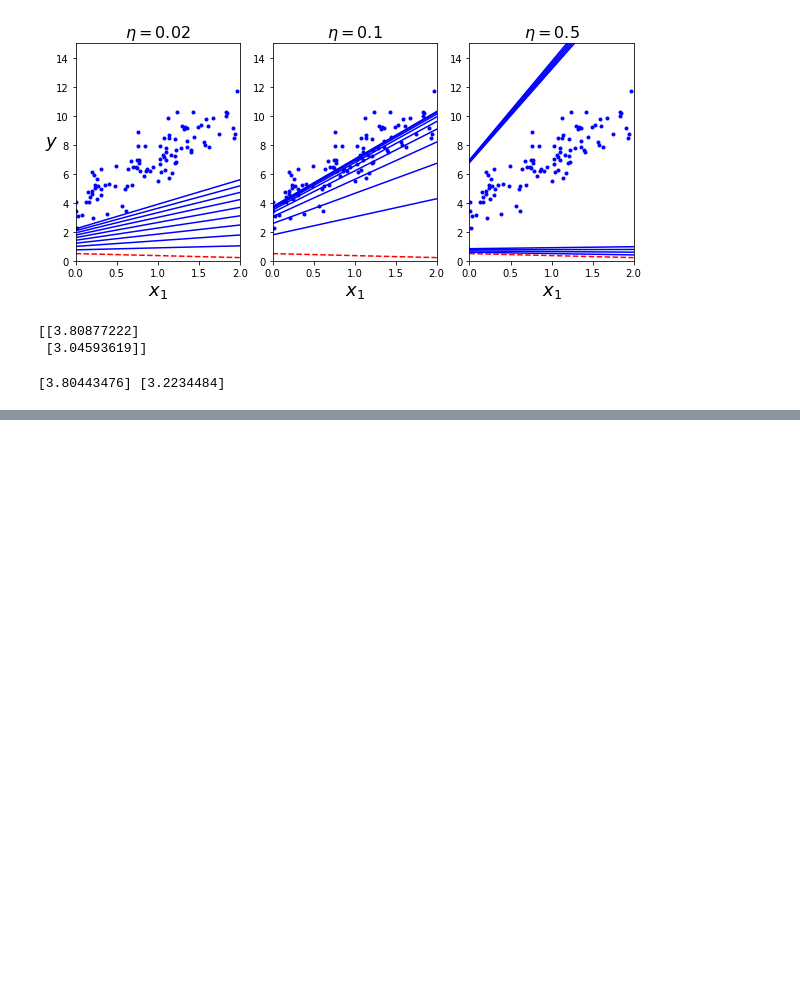
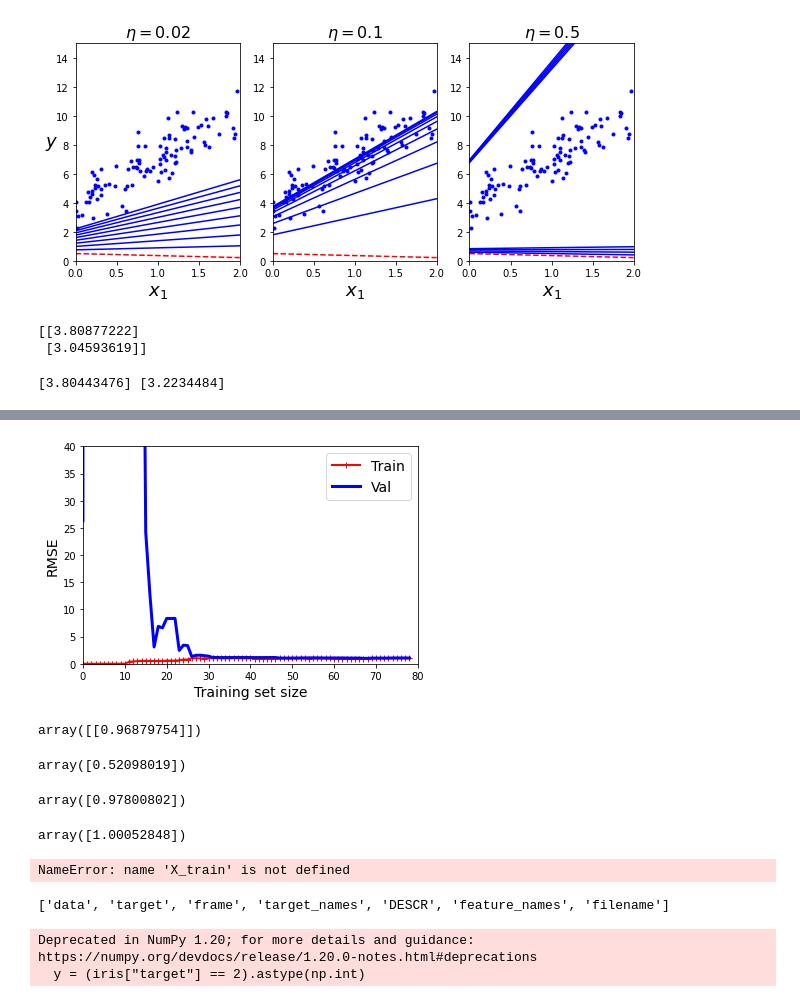
Before and after one commit to RedJyve/Machine_Learning_Practice, a Jupyter notebook: Review 3.ipynb, the cells around one changed output, grey strips where cells are left out. Saved outputs shown, nothing was run; the diff lists cells and outputs as text; code cells hidden in the pictures; blank space fills up the shorter version.

```diff
--- a/Review 3.ipynb
+++ b/Review 3.ipynb
@@ -136,0 +180,78 @@ print(sgd_reg.intercept_, sgd_reg.coef_)
+# %%
+from sklearn.pipeline import Pipeline
+
+polynomial_regression = Pipeline([
+    ("poly_features", PolynomialFeatures(degree=10, include_bias=False)),
+    ("lin_reg", LinearRegression()),
+])
+
+plot_learning_curves(polynomial_regression, X, y)
+plt.axis([0, 80, 0, 40])
+plt.show()
+# %% [output]
+[figure, added]
+# %%
+from sklearn.linear_model import Ridge
+ridge_reg = Ridge(alpha=1, solver="cholesky")
+ridge_reg.fit(X, y)
+ridge_reg.predict([[1.5]])
+# %% [output]
+array([[0.96879754]])
+# %%
+sgd_reg = SGDRegressor(penalty="l2")
+sgd_reg.fit(X, y.ravel())
+sgd_reg.predict([[1.5]])
+# %% [output]
+array([0.52098019])
+# %%
+from sklearn.linear_model import Lasso
+ridge_reg = Lasso(alpha=0.1)
+ridge_reg.fit(X, y)
+ridge_reg.predict([[1.5]])
+# %% [output]
+array([0.97800802])
+# %%
+from sklearn.linear_model import ElasticNet
+ridge_reg = ElasticNet(alpha=0.1, l1_ratio=0.5)
+ridge_reg.fit(X, y)
+ridge_reg.predict([[1.5]])
+# %% [output]
+array([1.00052848])
+# %%
+from sklearn.base import clone
+from sklearn.preprocessing import StandardScaler
+
+poly_scaler = Pipeline([
+    ("poly_features", PolynomialFeatures(degree=90, include_bias=False)),
+    ("std_scaler", StandardScaler())
+])
+
+X_train_poly_scaled = poly_scaler.fit_transform(X_train)
+X_val_poly_scaled = poly_scaler.fit_transform(X_val)
+
+sgd_reg = SGDRegressor(max_iter=1, tol=-np.infty, warm_start=True,
+                      penalty=None, learning_reate="constant", eta0=0.0005)
+
+minimum_val_error = float("inf")
+best_epoch = None
+best_model = None
+for epoch in range(1000):
+    sgd_reg.fit(X_train_poly_scaled, y_train)
+    y_val_prdict = sgd_reg.predict(X_val_poly_scaled)
+    val_error = mean_squared_error(y_val, y_val_predict)
+    if val_error < minimum_val_error:
+        minimum_val_error = val_error
+        best_epoch = epoch
+        best_model = clone(sgd_reg)
+# %% [output]
+NameError: name 'X_train' is not defined
+# %%
+from sklearn import datasets
+iris = datasets.load_iris()
+print(list(iris.keys()))
+X = iris["data"][:, 3:]
+y = (iris["target"] == 2).astype(np.int)
+# %% [output]
+['data', 'target', 'frame', 'target_names', 'DESCR', 'feature_names', 'filename']
+Deprecated in NumPy 1.20; for more details and guidance: https://numpy.org/devdocs/release/1.20.0-notes.html#deprecations
+  y = (iris["target"] == 2).astype(np.int)
```
Also changed, not shown: parts of 8 cells of this notebook.
